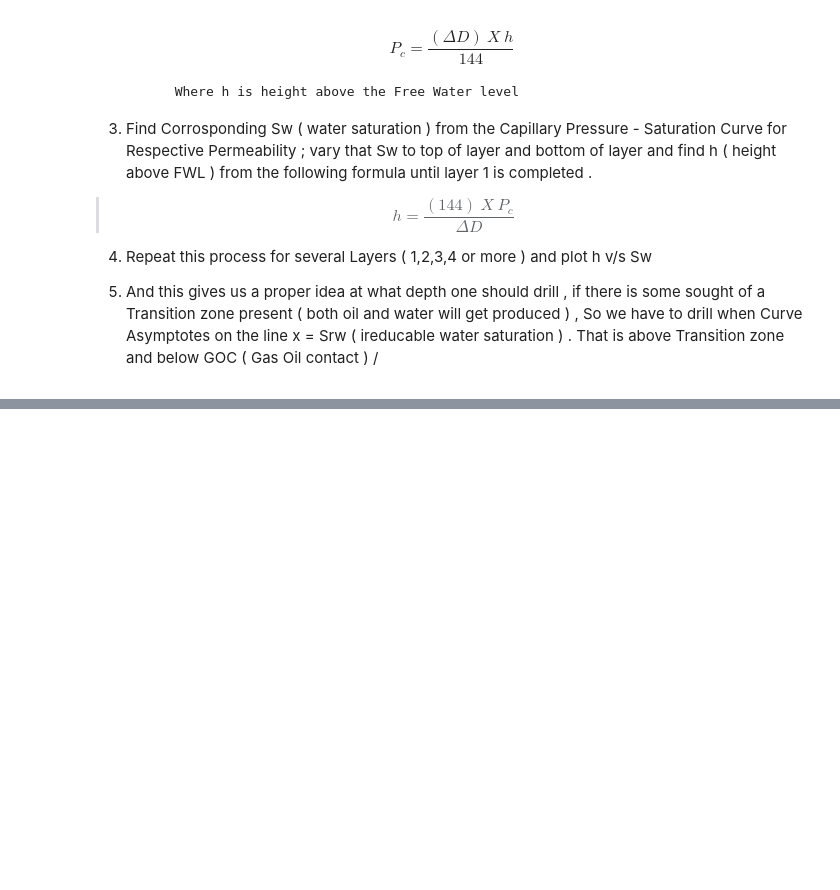
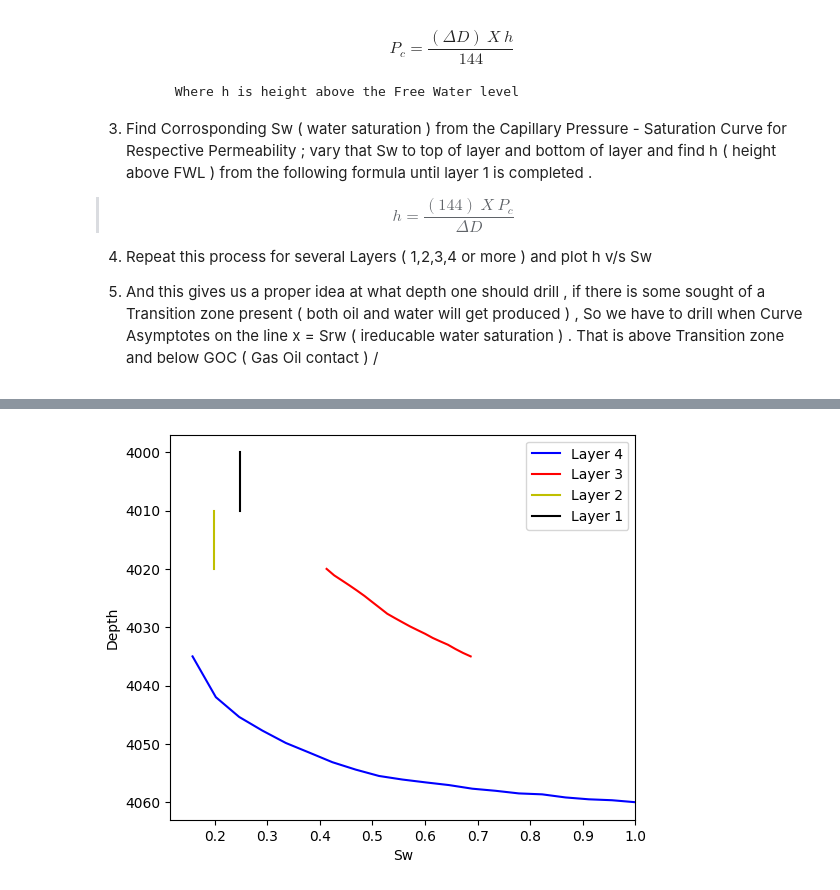
Before and after one commit to Madara123455/Energy-DA-for-Petroleum, a Jupyter notebook: Water_Saturation_Profiling_in_Layered_Reservoirs.ipynb, the cells around one changed output, grey strips where cells are left out. Saved outputs shown, nothing was run; the diff lists cells and outputs as text; code cells hidden in the pictures; blank space fills up the shorter version.

```diff
--- a/Water_Saturation_Profiling_in_Layered_Reservoirs.ipynb
+++ b/Water_Saturation_Profiling_in_Layered_Reservoirs.ipynb
@@ -59,0 +239,8 @@ $$ P_{c} = \frac{(\Delta D)\:X\:h}{144}$$
+# %%
+dict = {"Sw_4" : Sw_4 , "Pc_4" : pc_range_layer_4 , "h_4" : h_range_layer_4 , "Sw_3" : Sw_3 , "Pc_3" : pc_range_layer_3 , "h_3" : h_range_layer_3 , "Sw_2" : Sw_2 , "Pc_2" : pc_range_layer_2 , "h_2" : h_range_layer_2 , "Sw_1" : Sw_1 , "Pc_1" : pc_range_layer_1 , "h_1" : h_range_layer_1}
+df_4 = pd.DataFrame(dict)
+df_4['Depth_Layer4'] = FWL - df_4['h_4']
+df_4['Depth_Layer3'] = FWL - df_4['h_3']
+df_4['Depth_Layer2'] = np.linspace(df_1['Top'][1],df_1['Bottom'][1],20)
+df_4['Depth_Layer1'] = np.linspace(df_1['Top'][0],df_1['Bottom'][0],20)
+df_4.head()
@@ -59,0 +254,16 @@ $$ P_{c} = \frac{(\Delta D)\:X\:h}{144}$$
+# %%
+## Final Plotting : - >
+
+plt.figure(figsize=(6,5))
+plt.plot(df_4['Sw_4'], df_4['Depth_Layer4'] , color = 'b', label = 'Layer 4')
+plt.plot(df_4['Sw_3'], df_4['Depth_Layer3'] , color = 'r', label = 'Layer 3')
+plt.plot(df_4['Sw_2'], df_4['Depth_Layer2'] , color = 'y', label = 'Layer 2')
+plt.plot(df_4['Sw_1'], df_4['Depth_Layer1'] , color = 'k', label = 'Layer 1')
+plt.xlabel('Sw')
+plt.ylabel('Depth')
+plt.gca().invert_yaxis()
+plt.legend()
+plt.xlim(right=1)
+plt.show()
+# %% [output]
+[figure, added]
```
Also changed, not shown: parts of 12 cells of this notebook.
